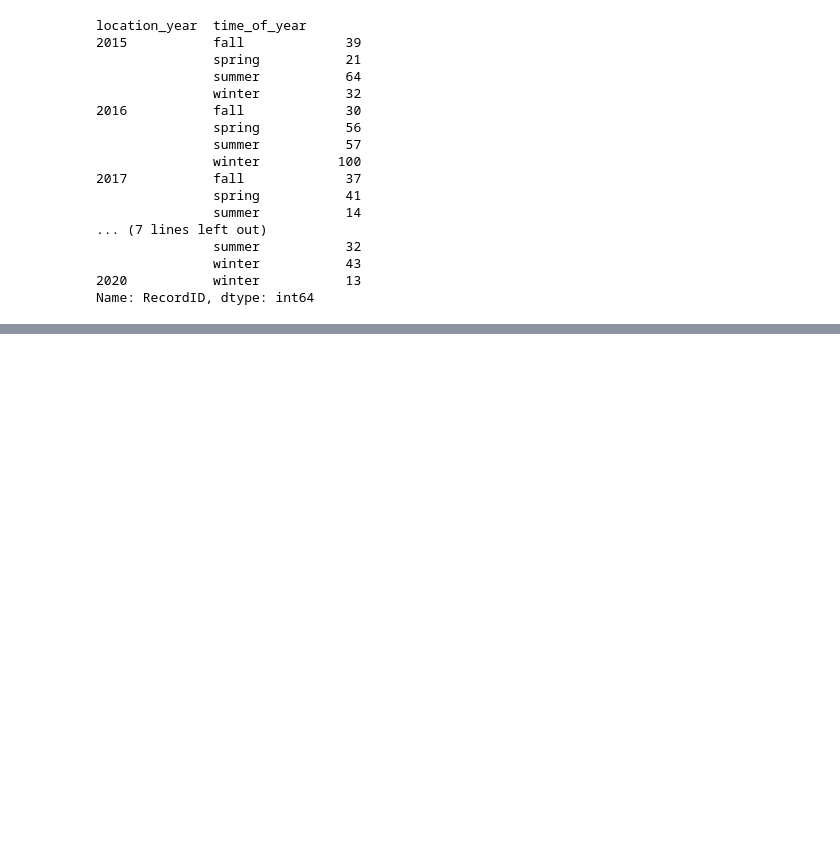
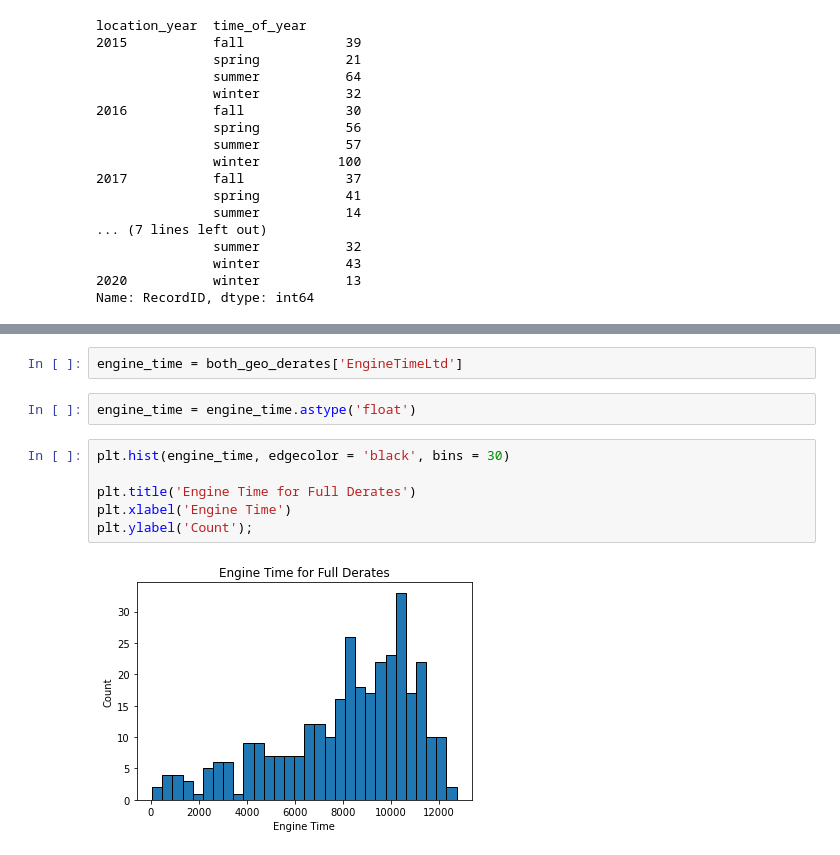
Before and after one commit to jrioross/big_g_express, a Jupyter notebook: notebooks/geospatial_explore.ipynb, the cells around one changed output, grey strips where cells are left out. Cells and saved outputs as stored; diff of their text form; blank space fills up the shorter version.

```diff
--- a/notebooks/geospatial_explore.ipynb
+++ b/notebooks/geospatial_explore.ipynb
@@ -392,0 +432,12 @@ Name: RecordID, dtype: int64
+# %%
+engine_time = both_geo_derates['EngineTimeLtd']
+# %%
+engine_time = engine_time.astype('float')
+# %%
+plt.hist(engine_time, edgecolor = 'black', bins = 30)
+
+plt.title('Engine Time for Full Derates')
+plt.xlabel('Engine Time')
+plt.ylabel('Count');
+# %% [output]
+[figure, added]
```
Also changed, not shown: parts of 9 cells of this notebook.
